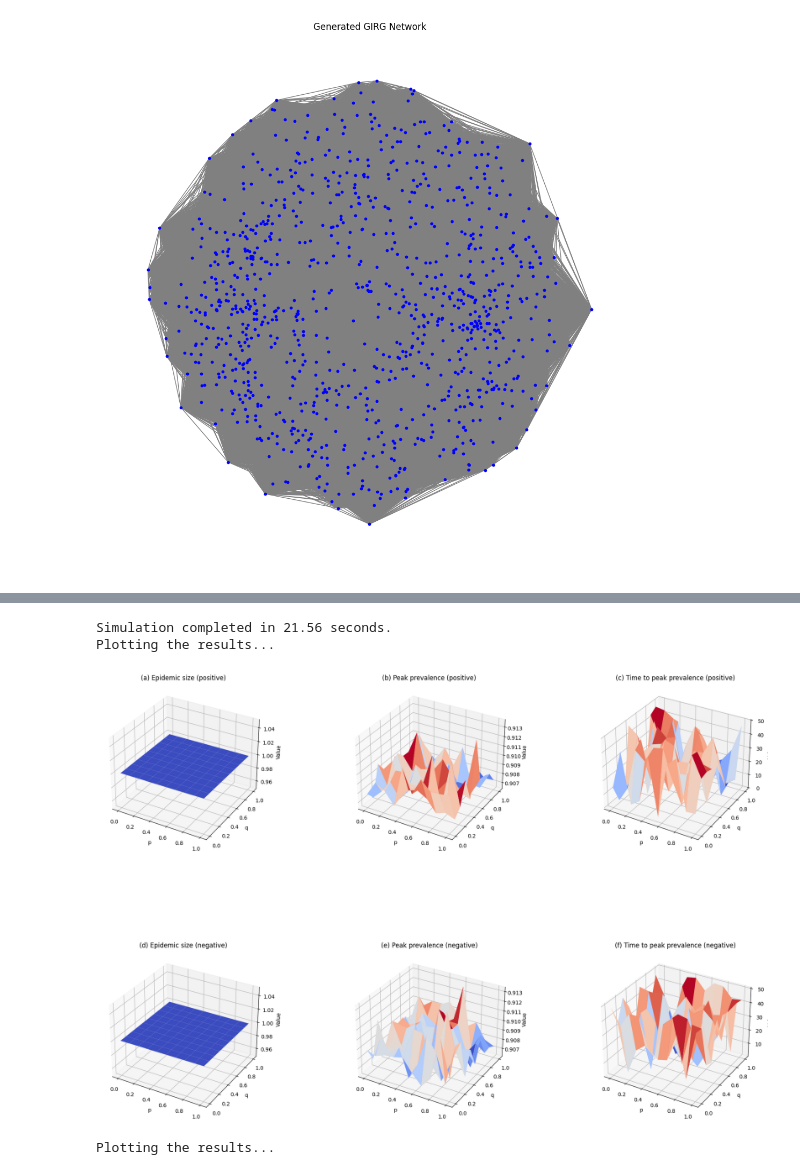
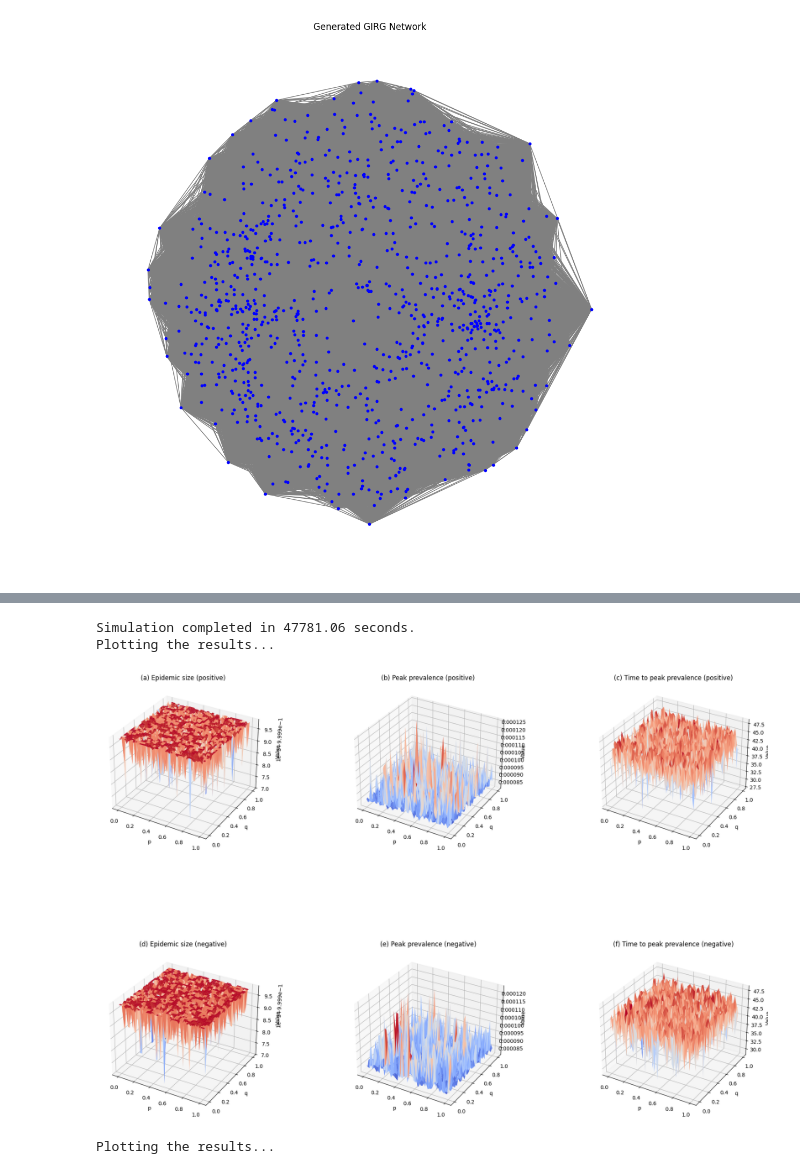
Before and after one commit to gh0stintheshe11/UPN-SEIRD-Model, a Jupyter notebook: upn_seird_combined.ipynb, the cells around one changed output, grey strips where cells are left out. Cells and saved outputs as stored; diff of their text form; code cells hidden in the pictures.

```diff
--- a/upn_seird_combined.ipynb
+++ b/upn_seird_combined.ipynb
@@ -66,3 +65,14 @@ def visualize_network(G):
 visualize_network(G)
 # %% [output]
 [figure]
+# %%
+G = nx.barabasi_albert_graph(n, m=5)
+# Visualize the network
+def visualize_network(G):
+    pos = nx.spring_layout(G)  # or any other layout you prefer
+    plt.figure(figsize=(10, 10))
+    nx.draw(G, pos, node_size=10, node_color='blue', edge_color='gray', with_labels=False)
+    plt.title("Generated GIRG Network")
+    plt.show()
+
+visualize_network(G)
@@ -94,15 +106,15 @@ delta_minus = 1 / 30
 # Initial conditions
 initial_infected = 5  # Initial number of infected individuals
 initial_aware = 10  # Initial number of aware individuals
-t_max = 10 # Maximum time
+t_max = 150 # Maximum time
 dt = 0.05  # Time step
 time_steps = np.arange(0, t_max, dt)
 
 # Different combinations of p and q
-qs = np.linspace(0, 1, 10)
-ps = np.linspace(0, 1, 10)
+qs = np.linspace(0, 1, 50)
+ps = np.linspace(0, 1, 50)
 
-def initialize_states(N, initial_infected, initial_aware, i_0, a_0):
+def initialize_states(N, initial_infected, initial_aware):
     S = np.full(N, 1)  # Susceptible
     E = np.zeros(N)  # Exposed
     I = np.zeros(N)  # Infected
@@ -118,11 +130,6 @@ def initialize_states(N, initial_infected, initial_aware, i_0, a_0):
     I[infected_nodes] = 1
     U[aware_nodes] = 0
     P[aware_nodes] = 1
-
-    total = U + P + N_nodes
-    U /= total
-    P /= total
-    N_nodes /= total
 
     return S, E, I, R, D, U, P, N_nodes
 
@@ -186,12 +193,12 @@ def simulate_upn_seird_combined(q, p, G):
 
     return S.sum() / N, max(I), np.argmax(I) * dt
 # %%
-realizations = 1
+realizations = 10
 
 # Function to run the simulation
 def run_simulation(q, p, realization):
     print(f"Running simulation {realization+1} for q={q}, p={p}")
-    G = GIRG(n, d, tau, alpha, expected_weight).graph
+    G = nx.barabasi_albert_graph(n, m=5)
     return simulate_upn_seird_combined(q, p, G)
 
 start_time = time.time()
@@ -229,35 +236,35 @@ ax5 = fig.add_subplot(235, projection='3d')
 ax6 = fig.add_subplot(236, projection='3d')
 
 Ps, Qs = np.meshgrid(ps, qs)
 
 ax1.plot_surface(Ps, Qs, 1 - s_arr_pos, cmap=cm.coolwarm, linewidth=0, antialiased=True)
 ax2.plot_surface(Ps, Qs, i_arr_pos, cmap=cm.coolwarm, linewidth=0, antialiased=True)
 ax3.plot_surface(Ps, Qs, t_arr_pos, cmap=cm.coolwarm, linewidth=0, antialiased=True)
 
 ax4.plot_surface(Ps, Qs, 1 - s_arr_neg, cmap=cm.coolwarm, linewidth=0, antialiased=True)
 ax5.plot_surface(Ps, Qs, i_arr_neg, cmap=cm.coolwarm, linewidth=0, antialiased=True)
 ax6.plot_surface(Ps, Qs, t_arr_neg, cmap=cm.coolwarm, linewidth=0, antialiased=True)
 
 ax1.set_title('(a) Epidemic size (positive)')
 ax2.set_title('(b) Peak prevalence (positive)')
 ax3.set_title('(c) Time to peak prevalence (positive)')
 ax4.set_title('(d) Epidemic size (negative)')
 ax5.set_title('(e) Peak prevalence (negative)')
 ax6.set_title('(f) Time to peak prevalence (negative)')
 
 for ax in [ax1, ax2, ax3, ax4, ax5, ax6]:
     ax.set_xlabel('p')
     ax.set_ylabel('q')
     ax.set_zlabel('Value')
 
 plt.tight_layout()
 plt.subplots_adjust(wspace=0.4, hspace=0.6)
 
 plt.show()
 # %% [output]
-Simulation completed in 21.56 seconds.
+Simulation completed in 47781.06 seconds.
 Plotting the results...
-[figure, old version]
+[figure, new version]
 # %%
 # hypothetical results
 
```
Also changed, not shown: parts of 2 cells of this notebook.
